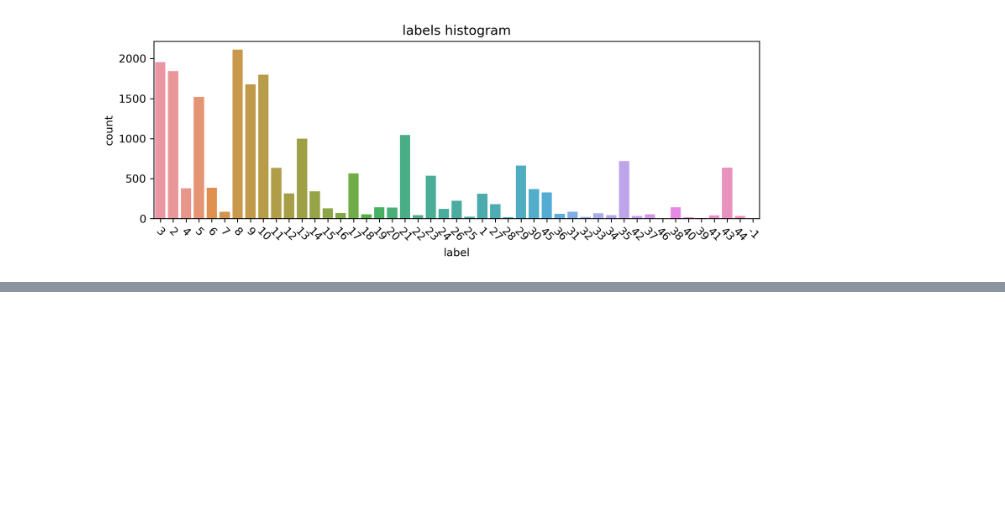
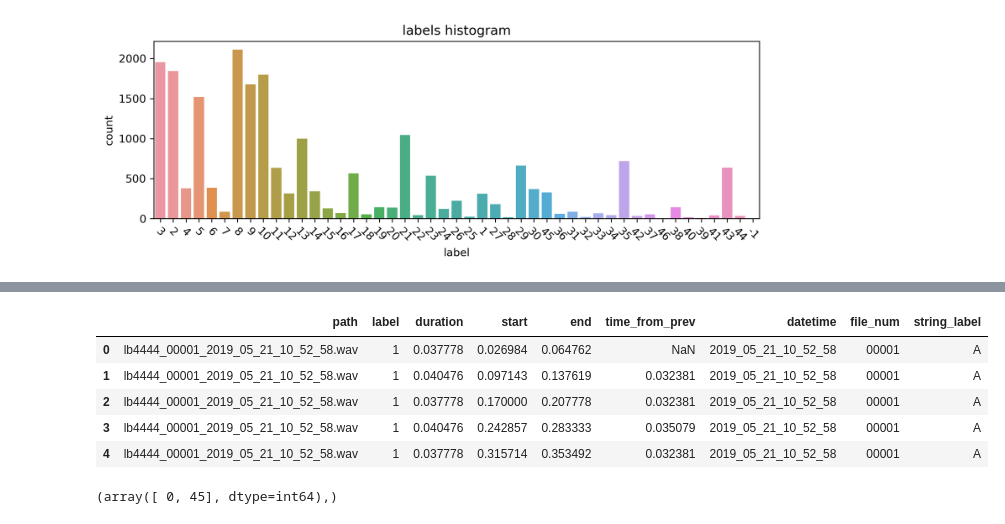
Before and after one commit to SivanLevin/BirdSongBout, a Jupyter notebook: trying_BSB_py.ipynb, the cells around one changed output, grey strips where cells are left out. Cells and saved outputs as stored; diff of their text form; code cells hidden in the pictures; blank space fills up the shorter version.

Commit message:
started working on conversion implementation

```diff
--- a/trying_BSB_py.ipynb
+++ b/trying_BSB_py.ipynb
@@ -88,0 +125,17 @@ Text(0.5, 1.0, 'labels histogram')
+# %%
+df['datetime'] = df['path'].str.extract(r'(\d{4}_\d{2}_\d{2}_\d{2}_\d{2}_\d{2})')
+# %%
+df['file_num'] = df['path'].str.extract(r'(\d{5})')
+# %%
+ALPHAN_NUMERIC = 'ABCDEFGHIJKLMNOPQRSTUVWXYZabcdefghijklmnopqrstuvwxyz';
+# %%
+df['string_label'] = df['label'].apply(lambda x: ALPHAN_NUMERIC[int(x)-1])
+# %%
+df.head()
+# %% [output]
+|  | path | label | duration | start | end | time_from_prev | datetime | file_num | string_label |
+| 0 | lb4444_00001_2019_05_21_10_52_58.wav | 1 | 0.037778 | 0.026984 | 0.064762 | NaN | 2019_05_21_10_52_58 | 00001 | A |
+| 1 | lb4444_00001_2019_05_21_10_52_58.wav | 1 | 0.040476 | 0.097143 | 0.137619 | 0.032381 | 2019_05_21_10_52_58 | 00001 | A |
+| 2 | lb4444_00001_2019_05_21_10_52_58.wav | 1 | 0.037778 | 0.170000 | 0.207778 | 0.032381 | 2019_05_21_10_52_58 | 00001 | A |
+| 3 | lb4444_00001_2019_05_21_10_52_58.wav | 1 | 0.040476 | 0.242857 | 0.283333 | 0.035079 | 2019_05_21_10_52_58 | 00001 | A |
+| 4 | lb4444_00001_2019_05_21_10_52_58.wav | 1 | 0.037778 | 0.315714 | 0.353492 | 0.032381 | 2019_05_21_10_52_58 | 00001 | A |
@@ -88,0 +149,4 @@ Text(0.5, 1.0, 'labels histogram')
+# %%
+np.where((df[df['file_num'] == unique_file_nums[0]]['time_from_prev']<0.25).astype(int)==0)
+# %% [output]
+(array([ 0, 45], dtype=int64),)
```
Also changed, not shown: parts of 14 cells of this notebook.
